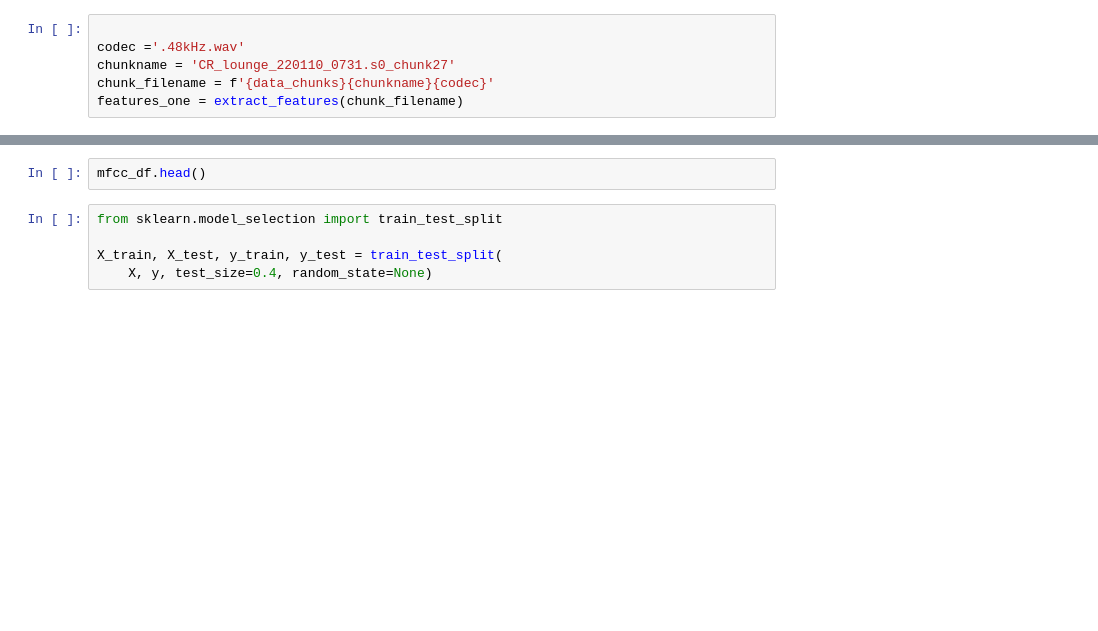
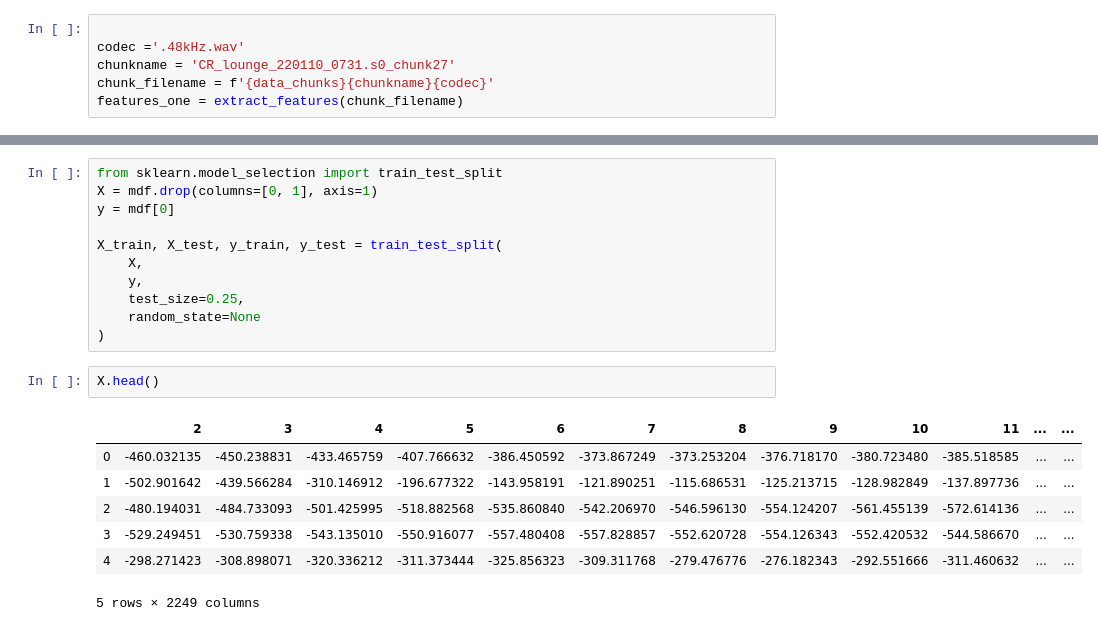
Before and after one commit to gregorylull/human-sound-classification, a Jupyter notebook: chime-data-combining.ipynb, the cells around one changed output, grey strips where cells are left out. Drawn from its saved outputs; the diff is of its cells as text; blank space fills up the shorter version.

```diff
--- a/chime-data-combining.ipynb
+++ b/chime-data-combining.ipynb
@@ -192,7 +227,21 @@ mfcc_df = pd.DataFrame(np.flatten(features_one['mfcc']))
+# %%
+from sklearn.model_selection import train_test_split
+X = mdf.drop(columns=[0, 1], axis=1)
+y = mdf[0]
+
+X_train, X_test, y_train, y_test = train_test_split(
+    X,
+    y,
+    test_size=0.25,
+    random_state=None
+)
 # %%
-mfcc_df.head()
+X.head()
+# %% [output]
+|  | 2 | 3 | 4 | 5 | 6 | 7 | 8 | 9 | 10 | 11 | ... | ... |
+| 0 | -460.032135 | -450.238831 | -433.465759 | -407.766632 | -386.450592 | -373.867249 | -373.253204 | -376.718170 | -380.723480 | -385.518585 | ... | ... |
+| 1 | -502.901642 | -439.566284 | -310.146912 | -196.677322 | -143.958191 | -121.890251 | -115.686531 | -125.213715 | -128.982849 | -137.897736 | ... | ... |
+| 2 | -480.194031 | -484.733093 | -501.425995 | -518.882568 | -535.860840 | -542.206970 | -546.596130 | -554.124207 | -561.455139 | -572.614136 | ... | ... |
+| 3 | -529.249451 | -530.759338 | -543.135010 | -550.916077 | -557.480408 | -557.828857 | -552.620728 | -554.126343 | -552.420532 | -544.586670 | ... | ... |
+| 4 | -298.271423 | -308.898071 | -320.336212 | -311.373444 | -325.856323 | -309.311768 | -279.476776 | -276.182343 | -292.551666 | -311.460632 | ... | ... |
+5 rows × 2249 columns
-# %%
-from sklearn.model_selection import train_test_split
-
-X_train, X_test, y_train, y_test = train_test_split(
-    X, y, test_size=0.4, random_state=None)
```
Also changed, not shown: parts of 29 cells of this notebook, 10 other files.
